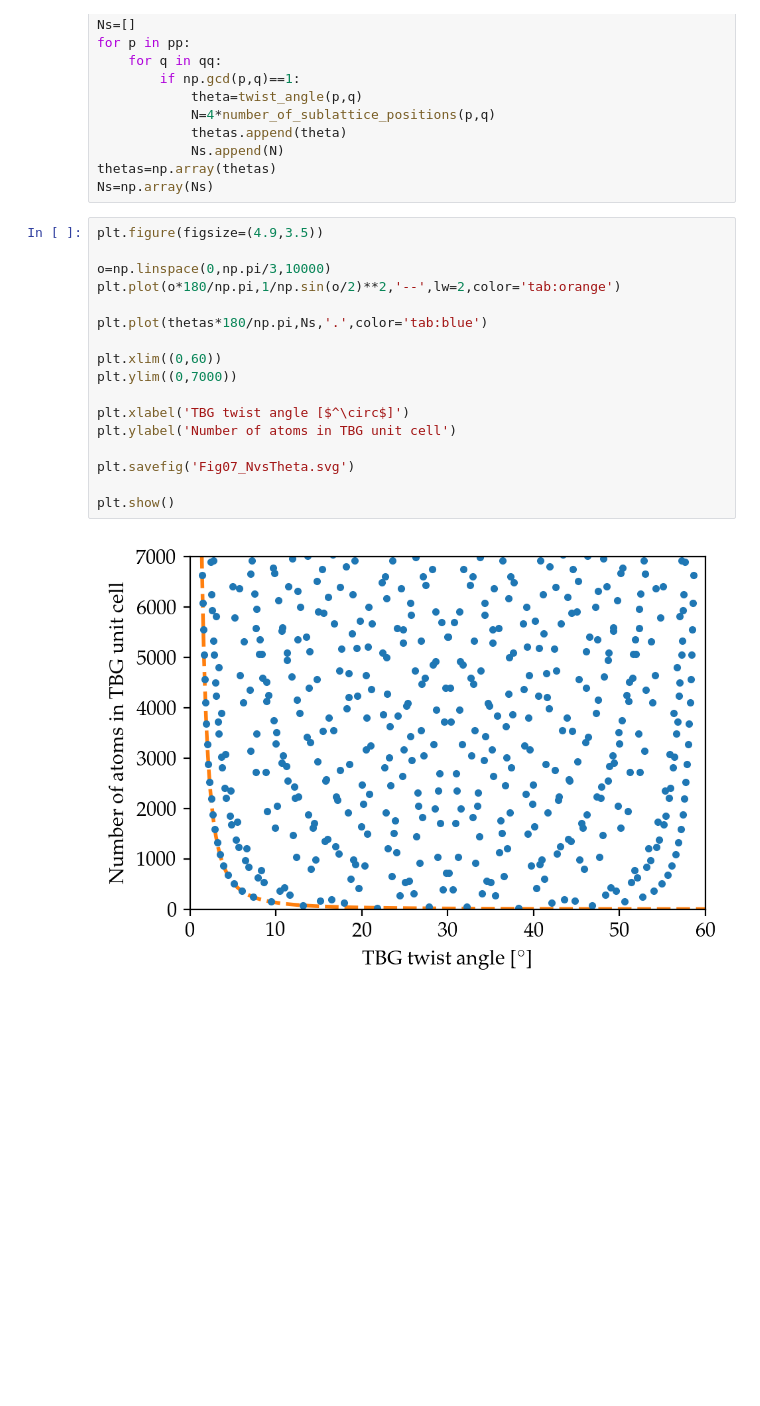
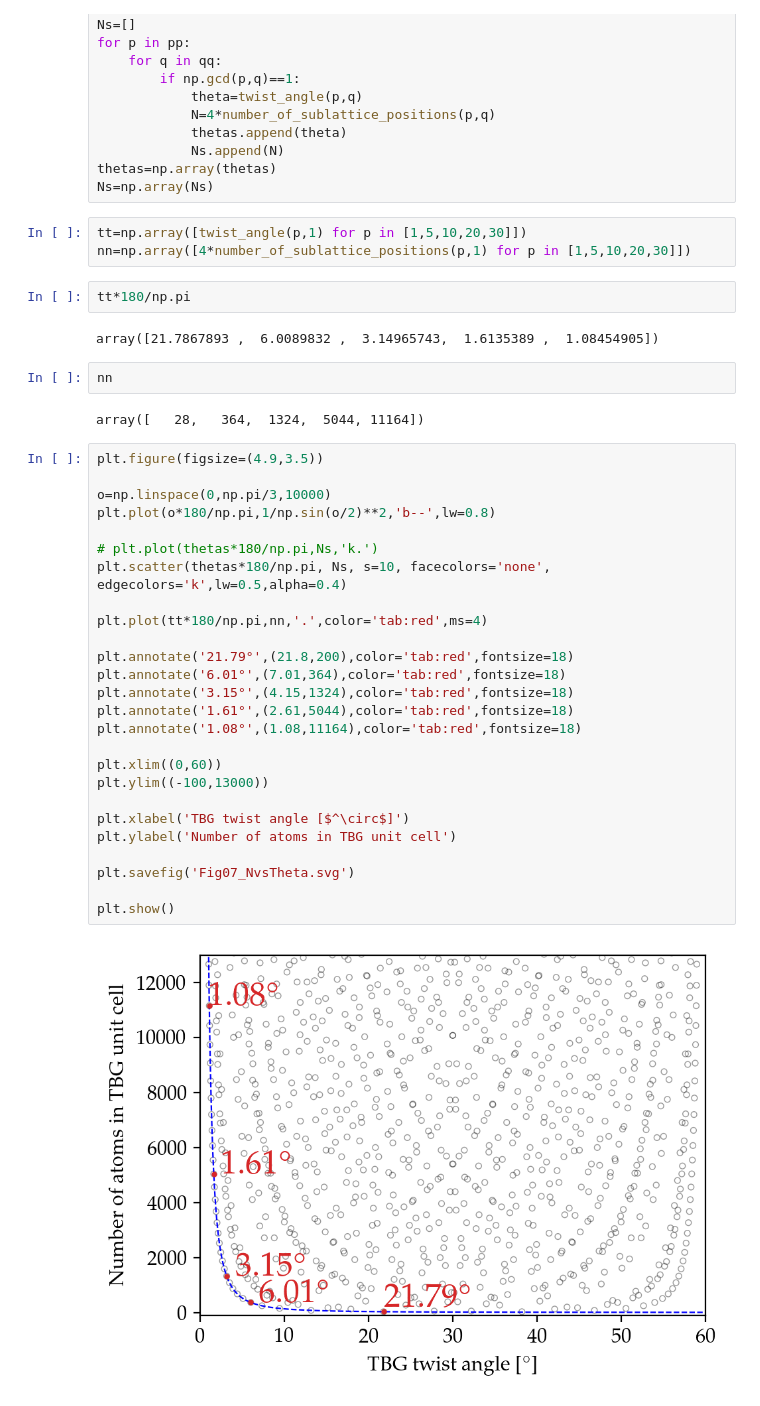
Before and after one commit to vgmduarte/twisted_graphene_TG, a Jupyter notebook: Fig07_NvsTheta.ipynb, the cells around one changed output. Drawn from its saved outputs; the diff is of its cells as text; blank space fills up the shorter version.

```diff
--- a/Fig07_NvsTheta.ipynb
+++ b/Fig07_NvsTheta.ipynb
@@ -14,22 +14,42 @@ for p in pp:
             Ns.append(N)
 thetas=np.array(thetas)
 Ns=np.array(Ns)
+# %%
+tt=np.array([twist_angle(p,1) for p in [1,5,10,20,30]])
+nn=np.array([4*number_of_sublattice_positions(p,1) for p in [1,5,10,20,30]])
+# %%
+tt*180/np.pi
+# %% [output]
+array([21.7867893 ,  6.0089832 ,  3.14965743,  1.6135389 ,  1.08454905])
+# %%
+nn
+# %% [output]
+array([   28,   364,  1324,  5044, 11164])
 # %%
 plt.figure(figsize=(4.9,3.5))
 
 o=np.linspace(0,np.pi/3,10000)
-plt.plot(o*180/np.pi,1/np.sin(o/2)**2,'--',lw=2,color='tab:orange')
+plt.plot(o*180/np.pi,1/np.sin(o/2)**2,'b--',lw=0.8)
 
-plt.plot(thetas*180/np.pi,Ns,'.',color='tab:blue')
+# plt.plot(thetas*180/np.pi,Ns,'k.')
+plt.scatter(thetas*180/np.pi, Ns, s=10, facecolors='none', edgecolors='k',lw=0.5,alpha=0.4)
+
+plt.plot(tt*180/np.pi,nn,'.',color='tab:red',ms=4)
+
+plt.annotate('21.79°',(21.8,200),color='tab:red',fontsize=18)
+plt.annotate('6.01°',(7.01,364),color='tab:red',fontsize=18)
+plt.annotate('3.15°',(4.15,1324),color='tab:red',fontsize=18)
+plt.annotate('1.61°',(2.61,5044),color='tab:red',fontsize=18)
+plt.annotate('1.08°',(1.08,11164),color='tab:red',fontsize=18)
 
 plt.xlim((0,60))
-plt.ylim((0,7000))
+plt.ylim((-100,13000))
 
 plt.xlabel('TBG twist angle [$^\circ$]')
 plt.ylabel('Number of atoms in TBG unit cell')
 
 plt.savefig('Fig07_NvsTheta.svg')
 
 plt.show()
 # %% [output]
-[figure, old version]
+[figure, new version]
```
Also changed, not shown: 53 other files.
